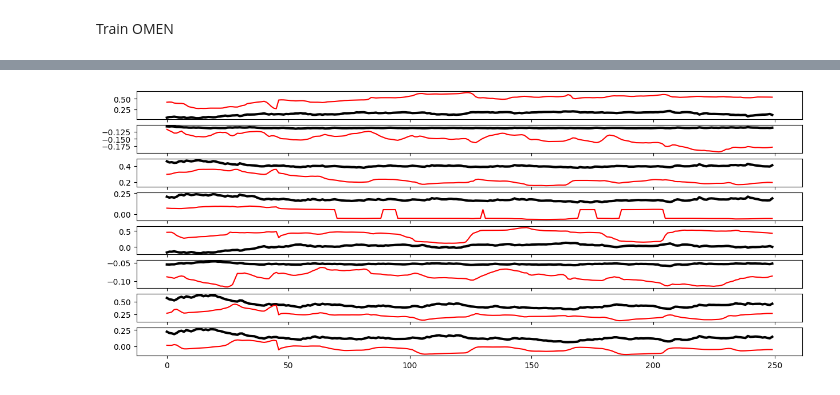
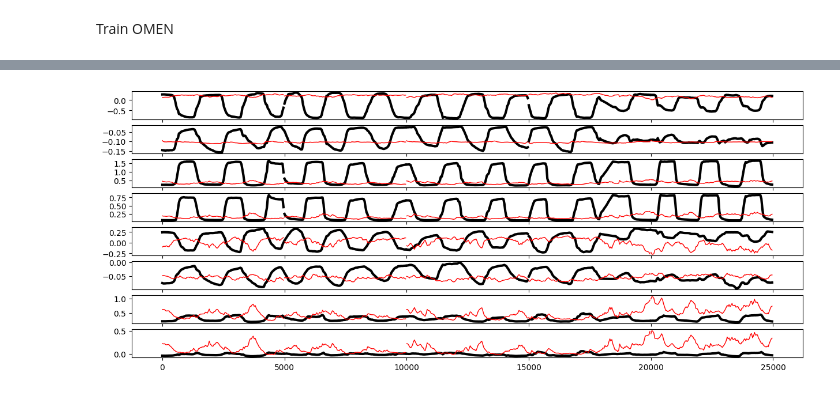
Before and after one commit to AlignedBCI/BCI_ALVI_challenge_competition, a Jupyter notebook: competition_single_sessions.ipynb, the cells around one changed output, grey strips where cells are left out. Drawn from its saved outputs; the diff is of its cells as text; code cells hidden in the pictures.

```diff
--- a/competition_single_sessions.ipynb
+++ b/competition_single_sessions.ipynb
@@ -105,0 +19,5 @@ Added session alex_kovalev_standart_elbow_left with 948 trials
+# %%
+omen_ds = load_data_into_omen_dataset(1)
+
+_, ax = omen_ds.sessions[0].visualize(max_n_trials=30);
+ax.set(xlim=[0, 1e5]);
@@ -110,13 +35,13 @@ Train OMEN
 # %%
 omen_config = dict(
     activation= 'leaky_relu',
-    beta= 1.0,
-    embedding_dim= 32,
+    beta= 2.5,
+    embedding_dim= 64,
     head_n_layers= 1,
     input_sigma= 0.25,
-    kernel_size= 1,
-    lr= 0.01,
-    n_epochs= 2_000,
+    kernel_size= 5,
+    lr= 0.0075,
+    n_epochs= 250,
     n_hidden= 64,
     n_kernels= 1,
     n_layers= 2,
@@ -138,6 +63,10 @@ omen.fit_session(
 #     omen.cans[i].initial_params = {'beta': beta, 'sigma': sigma}
 #     omen.cans[i].cell.tau = 1.2
 
+# for can in omen.cans:
+#     can.initial_params = {'beta': 8, 'sigma': 0.25}
+#     can.cell.beta = 8
+
 # omen.refine_cans(verbose=True)
 omen
 # %% [output]
@@ -193,20 +131,22 @@ omen_ds.sessions[0].visualize(max_n_trials=50);
 # %%
-trial = omen_ds.sessions[0].train_trials[5]
-
-
 n_to_plot=8
 
-sd = omen.lut[omen_ds.sessions[0].name]
-trial.Ypred = omen.predict(
-    sd.on_predict_start(
-                    trial.X, do_ue=False
-                )
-)
 
 f, axes = plt.subplots(n_to_plot, 1, figsize=(15, 6), sharex=True)
 
-for i in range(n_to_plot):
-    axes[i].plot(trial.Ypred[:, i], label='pred', color='k', lw=3)
-    axes[i].plot(trial.Y[:, i], label='true', color='r')
+starts = [trial.time[0] for trial in omen_ds.sessions[0].train_trials]
+sorted_trials = [trial for _, trial in sorted(zip(starts, omen_ds.sessions[0].train_trials))]
+
+for trial in sorted_trials[:5]:
+    sd = omen.lut[omen_ds.sessions[0].name]
+    trial.Ypred = omen.predict(
+        sd.on_predict_start(
+                        trial.X, do_ue=False
+                    )
+    )
+
+    for i in range(n_to_plot):
+        axes[i].plot(trial.time, trial.Y[:, i], label='true', color='k', lw=3)
+        axes[i].plot(trial.time, trial.Ypred[:, i], label='pred', color='r', lw=1)
 # %% [output]
-[figure, old version]
+[figure, new version]
```
Also changed, not shown: parts of 10 cells of this notebook, 3 other files.
